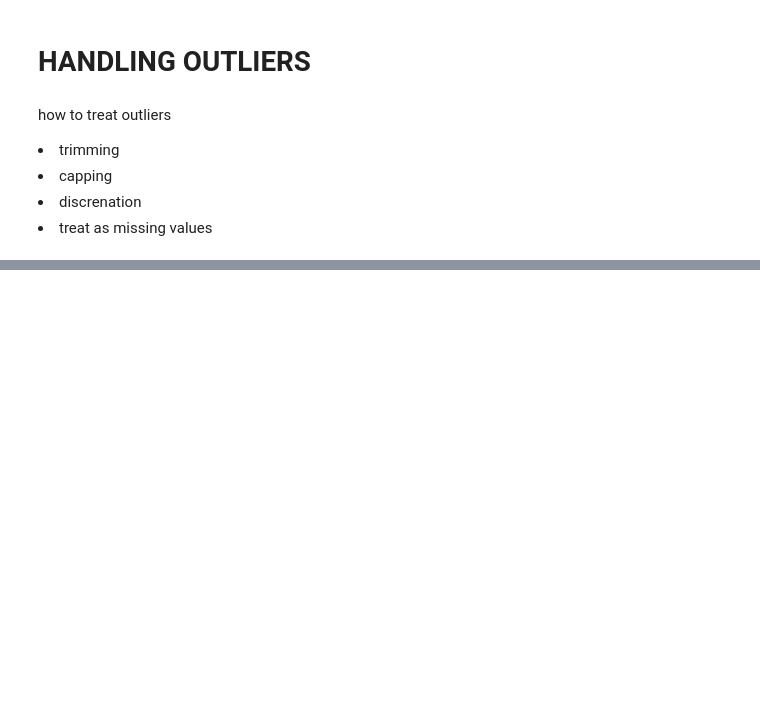
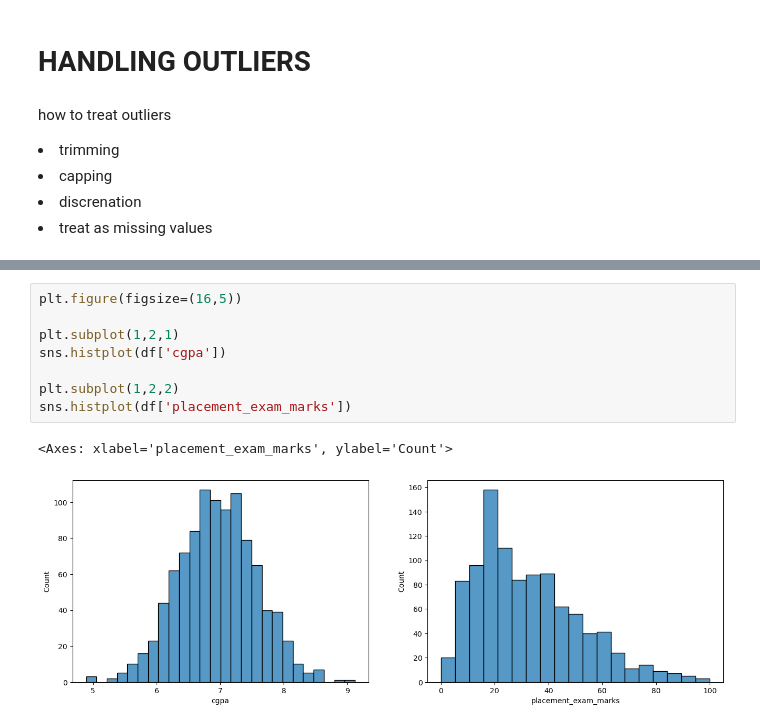
Before and after one commit to Amanj-0349/FEATURE_ENGINEERING-, a Jupyter notebook: FEATURE ENGINEERING .ipynb, the cells around one changed output, grey strips where cells are left out. Drawn from its saved outputs; the diff is of its cells as text; blank space fills up the shorter version.

```diff
--- a/FEATURE ENGINEERING .ipynb
+++ b/FEATURE ENGINEERING .ipynb
@@ -941,0 +963,11 @@ time.head()
+# %%
+plt.figure(figsize=(16,5))
+
+plt.subplot(1,2,1)
+sns.histplot(df['cgpa'])
+
+plt.subplot(1,2,2)
+sns.histplot(df['placement_exam_marks'])
+# %% [output]
+<Axes: xlabel='placement_exam_marks', ylabel='Count'>
+[figure, added]
```
Also changed, not shown: parts of 61 cells of this notebook, 1 other file.
